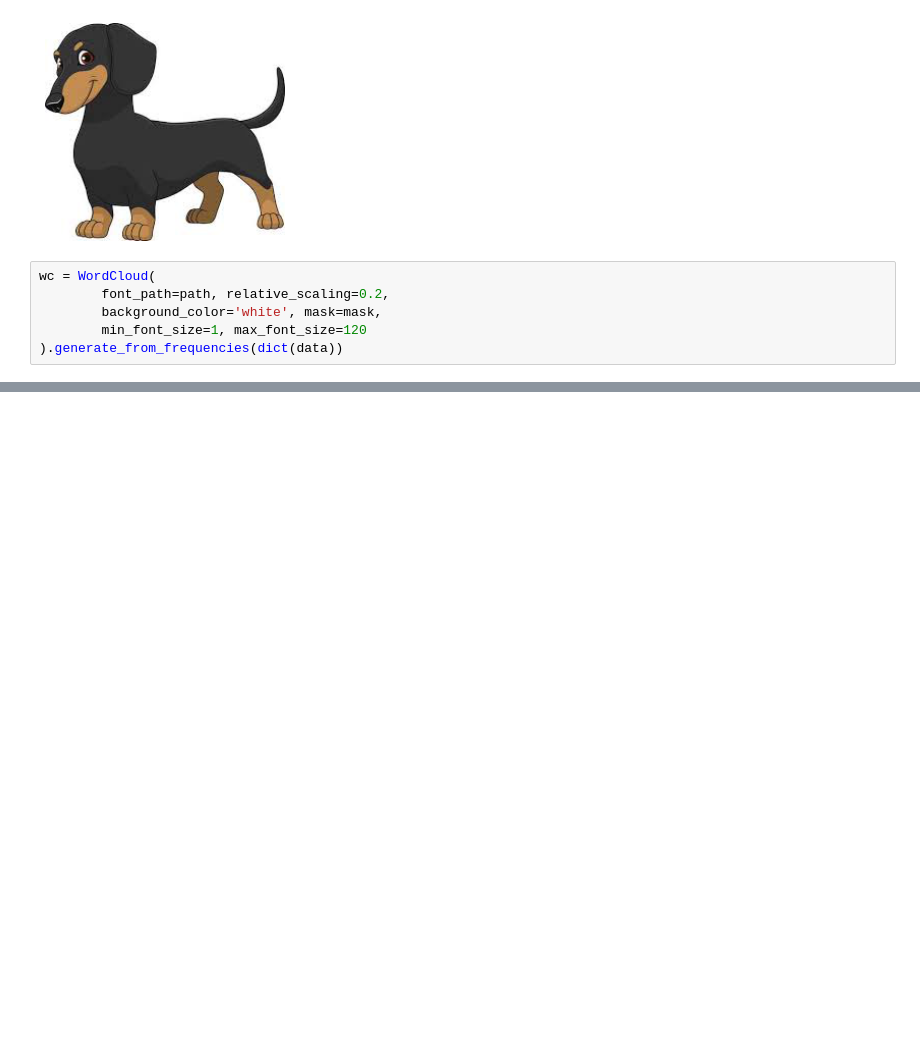
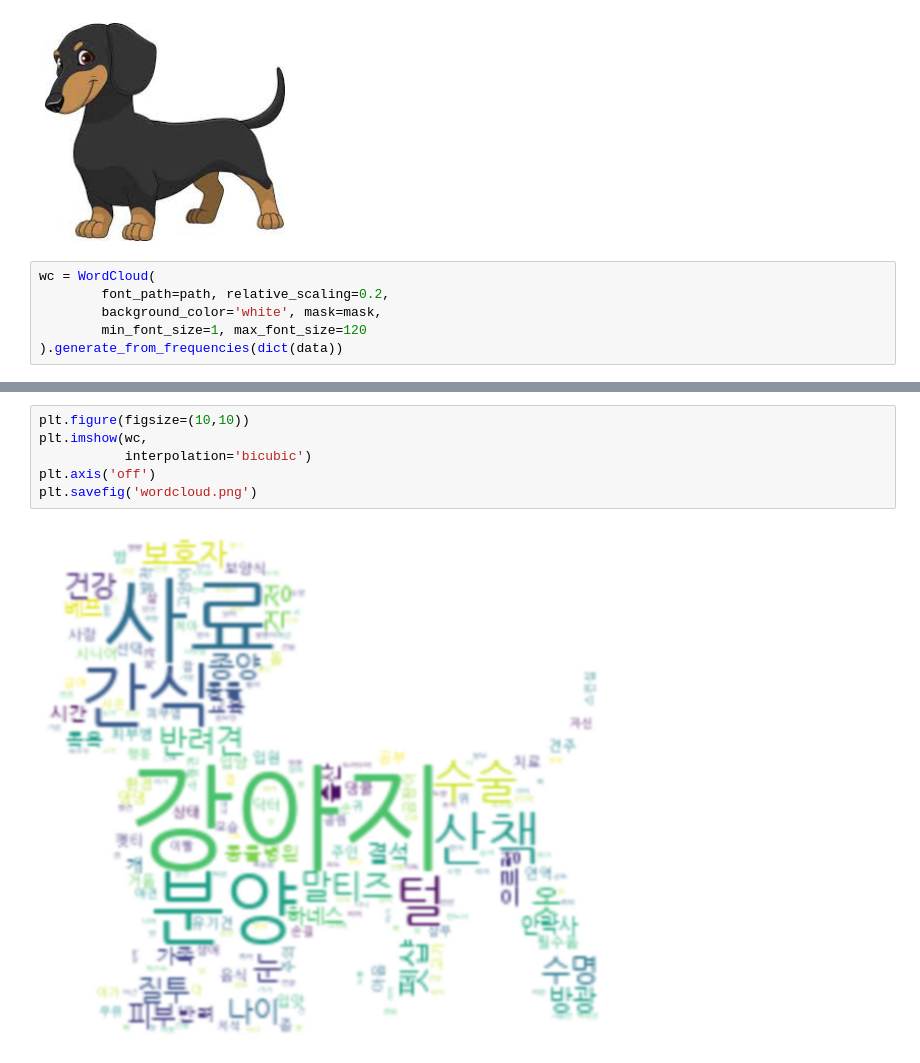
Before and after one commit to InJi-Lee/DataAnalysis, a Jupyter notebook: 07.NLP/210831과제.ipynb, the cells around one changed output, grey strips where cells are left out. Cells and saved outputs as stored; diff of their text form; blank space fills up the shorter version.

```diff
--- a/07.NLP/210831과제.ipynb
+++ b/07.NLP/210831과제.ipynb
@@ -134,0 +135,8 @@ plt.show()
+# %%
+plt.figure(figsize=(10,10))
+plt.imshow(wc,
+           interpolation='bicubic')
+plt.axis('off')
+plt.savefig('wordcloud.png')
+# %% [output]
+[figure, added]
```
Also changed, not shown: parts of 1 cell of this notebook.
